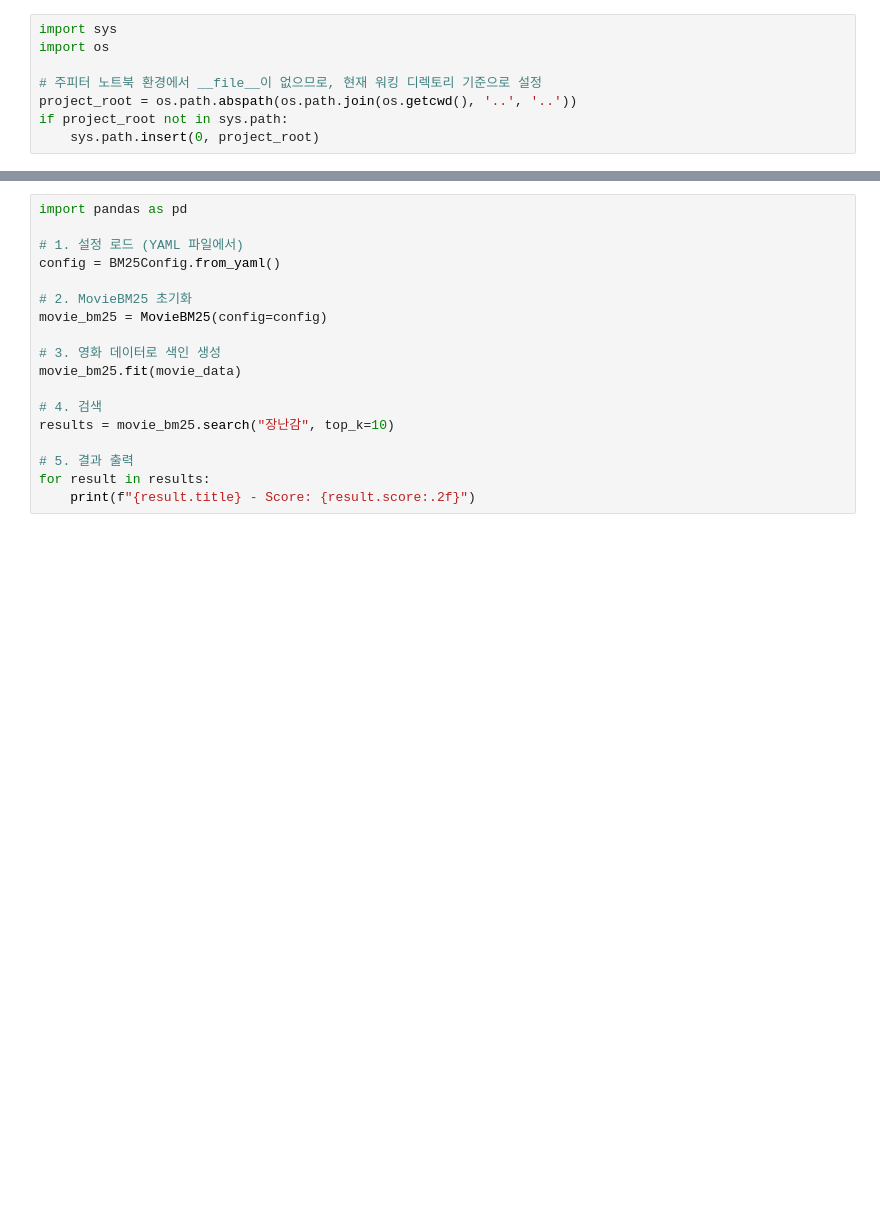
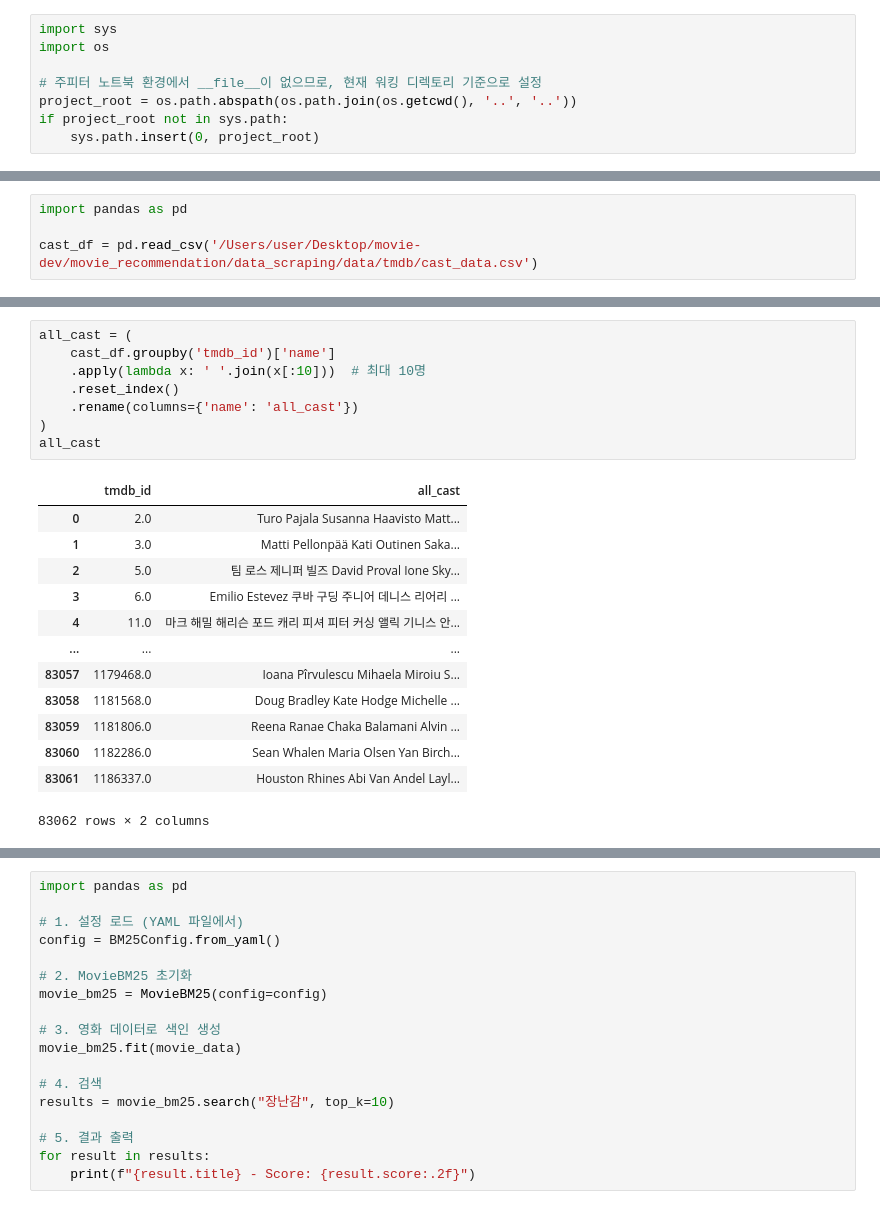
Before and after one commit to mkk4726/movie_recommendation, a Jupyter notebook: modeling/notebooks/BM25.ipynb, the cells around one changed output, grey strips where cells are left out. Drawn from its saved outputs; the diff is of its cells as text; blank space fills up the shorter version.

```diff
--- a/modeling/notebooks/BM25.ipynb
+++ b/modeling/notebooks/BM25.ipynb
@@ -29,0 +15,4 @@ movie_data
+# %%
+import pandas as pd
+
+cast_df = pd.read_csv('/Users/user/Desktop/movie-dev/movie_recommendation/data_scraping/data/tmdb/cast_data.csv')
@@ -29,0 +48,22 @@ movie_data
+# %%
+all_cast = (
+    cast_df.groupby('tmdb_id')['name']
+    .apply(lambda x: ' '.join(x[:10]))  # 최대 10명
+    .reset_index()
+    .rename(columns={'name': 'all_cast'})
+)
+all_cast
+# %% [output]
+|  | tmdb_id | all_cast |
+| 0 | 2.0 | Turo Pajala Susanna Haavisto Matt... |
+| 1 | 3.0 | Matti Pellonpää Kati Outinen Saka... |
+| 2 | 5.0 | 팀 로스 제니퍼 빌즈 David Proval Ione Sky... |
+| 3 | 6.0 | Emilio Estevez 쿠바 구딩 주니어 데니스 리어리 ... |
+| 4 | 11.0 | 마크 해밀 해리슨 포드 캐리 피셔 피터 커싱 앨릭 기니스 안... |
+| ... | ... | ... |
+| 83057 | 1179468.0 | Ioana Pîrvulescu Mihaela Miroiu S... |
+| 83058 | 1181568.0 | Doug Bradley Kate Hodge Michelle ... |
+| 83059 | 1181806.0 | Reena Ranae Chaka Balamani Alvin ... |
+| 83060 | 1182286.0 | Sean Whalen Maria Olsen Yan Birch... |
+| 83061 | 1186337.0 | Houston Rhines Abi Van Andel Layl... |
+83062 rows × 2 columns
```
Also changed, not shown: parts of 7 cells of this notebook, 11 other files.
